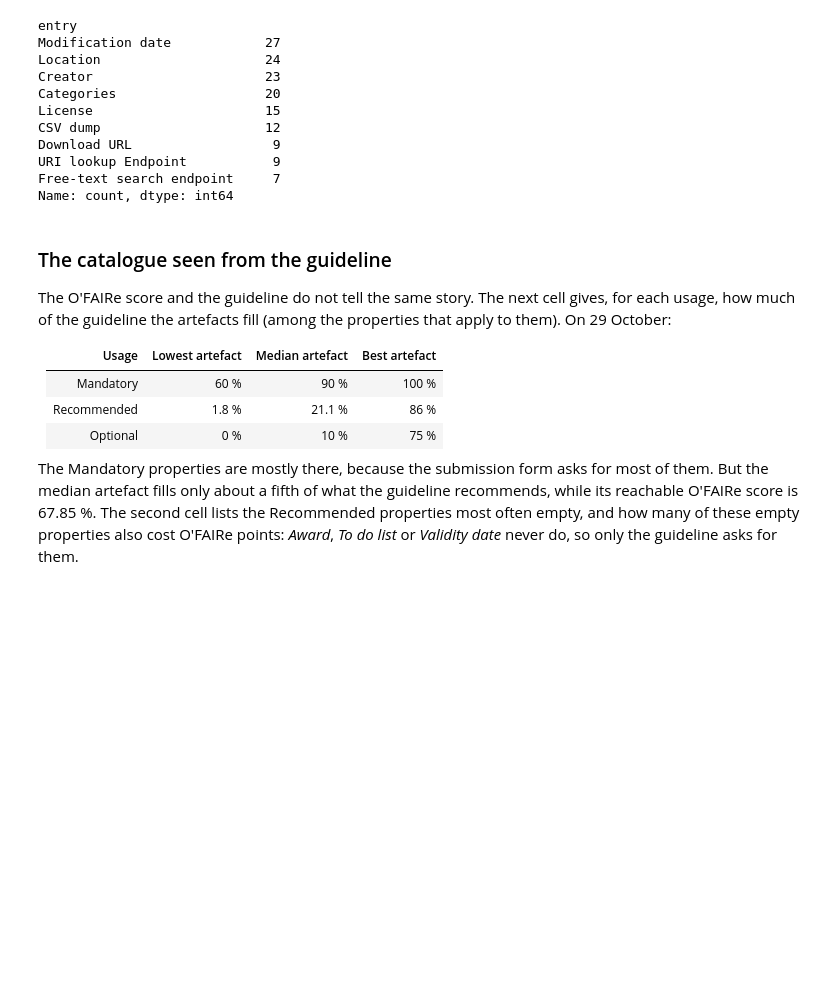
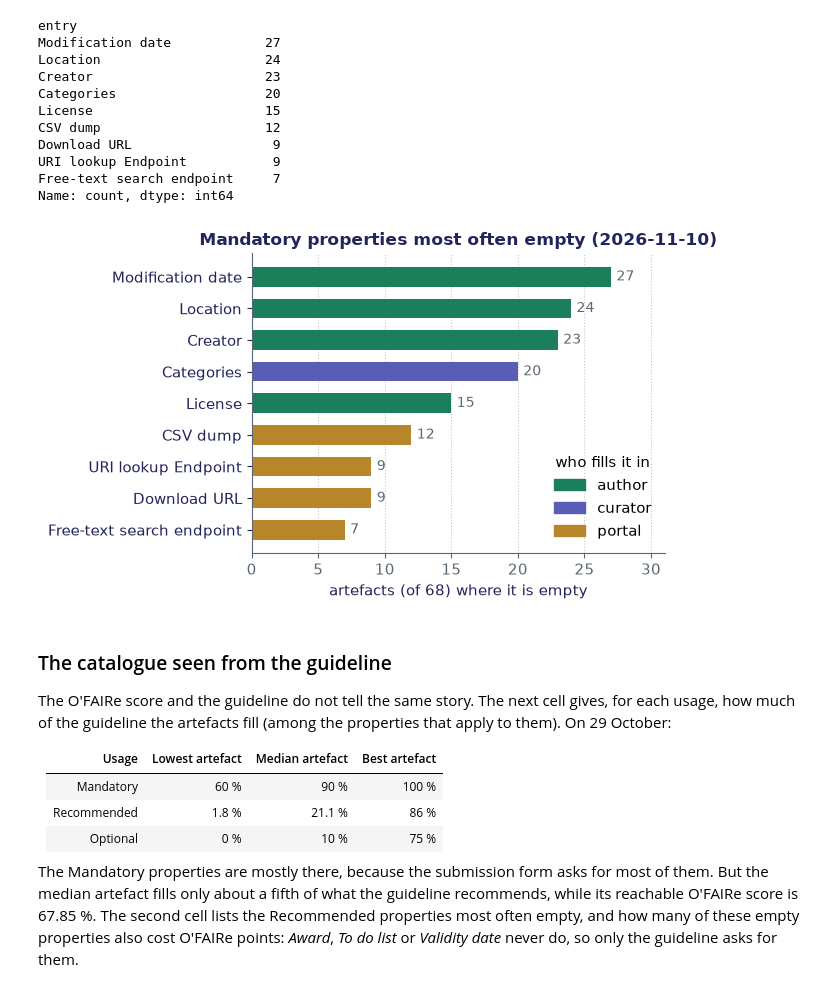
Before and after one commit to EarthPortal/SA_Management, a Jupyter notebook: earthportal_sa_audit/05_audits.ipynb, the cells around one changed output. Cells and saved outputs as stored; diff of their text form; code cells hidden in the pictures; blank space fills up the shorter version.

```diff
--- a/earthportal_sa_audit/05_audits.ipynb
+++ b/earthportal_sa_audit/05_audits.ipynb
@@ -66,7 +69,7 @@ submissions = json.load(open(RAW / "submissions.json", encoding="utf-8"))
 ofaire = json.load(open(RAW / "ofaire.json", encoding="utf-8"))                                   # acronym -> O'FAIRe result
 # From notebook 02, the scores (one row per ontology) and the questions (one row per question):
 scores = pd.read_csv(DATA / f"ofaire_scores_{RUN_DATE}.csv").set_index("acronym")
-questions = pd.read_csv(DATA / f"ofaire_questions_{RUN_DATE}.csv").set_index("question")
+questions = pd.read_csv(DATA / "ofaire_questions.csv").set_index("question")
 # From notebook 04, the machine-readable guideline and the links between questions and attributes.
 # The id must stay text: read as numbers, "10.1" and "10.10" would both become 10.1
 guideline = pd.read_csv(MAPPING / "guideline_profile.csv", dtype={"id": str}).fillna("")   # empty cells: "" instead of NaN
@@ -532,6 +535,34 @@ Download URL                  9
 URI lookup Endpoint           9
 Free-text search endpoint     7
 Name: count, dtype: int64
+# %%
+# Figure 5: the Mandatory properties most often empty, coloured by who can fill them in
+# The style is the one of notebook 03 (and of the slides)
+NAVY, TEAL, INDIGO, AMBER, RED, MUTED = "#22245C", "#1B7F5C", "#5A5DB4", "#B8862A", "#A4303F", "#5A6672"
+plt.rcParams.update({"font.family": "sans-serif", "font.sans-serif": ["Liberation Sans", "DejaVu Sans"],
+                     "font.size": 11, "axes.edgecolor": MUTED, "axes.labelcolor": NAVY,
+                     "xtick.color": MUTED, "ytick.color": NAVY,
+                     "axes.spines.top": False, "axes.spines.right": False})
+n_artefacts = (scores.kind == "artefact").sum()
+p1 = actions[(actions.kind == "artefact") & (actions.priority == 1)]
+counts = p1.groupby(["entry", "who_fixes"]).size().reset_index(name="n").sort_values("n")
+colour = {"author": TEAL, "curator": INDIGO, "portal": AMBER}
+
+plt.figure(figsize=(6.5, 4))
+plt.barh(counts.entry, counts.n, color=[colour[w] for w in counts.who_fixes], height=0.62, zorder=2)
+for y, n in enumerate(counts.n):
+    plt.text(n + 0.4, y, str(n), va="center", color=MUTED, fontsize=10)
+plt.title(f"Mandatory properties most often empty ({RUN_DATE})", fontsize=12, fontweight="bold", color=NAVY)
+plt.xlabel(f"artefacts (of {n_artefacts}) where it is empty")
+plt.xlim(0, counts.n.max() * 1.15)
+plt.grid(axis="x", linestyle=":", alpha=0.7, zorder=0)
+handles = [plt.Rectangle((0, 0), 1, 1, color=c) for c in colour.values()]
+plt.legend(handles, list(colour), title="who fills it in", frameon=False, loc="lower right")
+plt.tight_layout()
+plt.savefig(FIGURES / "fig_mandatory_empty.pdf", bbox_inches="tight")
+plt.show()
+# %% [output]
+[figure, added]
 # %% [markdown]
 ### The catalogue seen from the guideline
 
```
Also changed, not shown: parts of 7 cells of this notebook, 13 other files.
